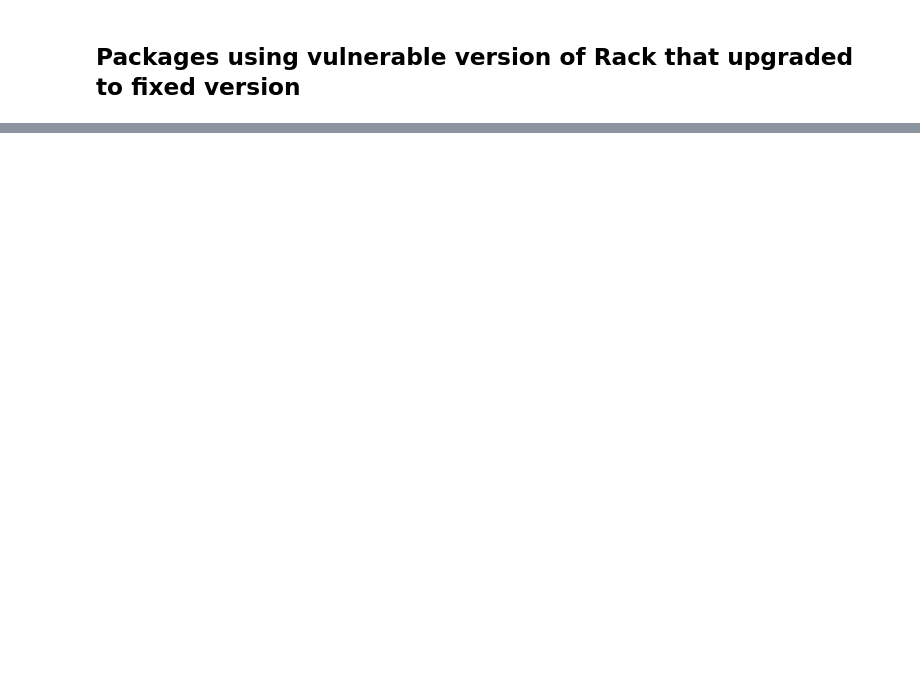
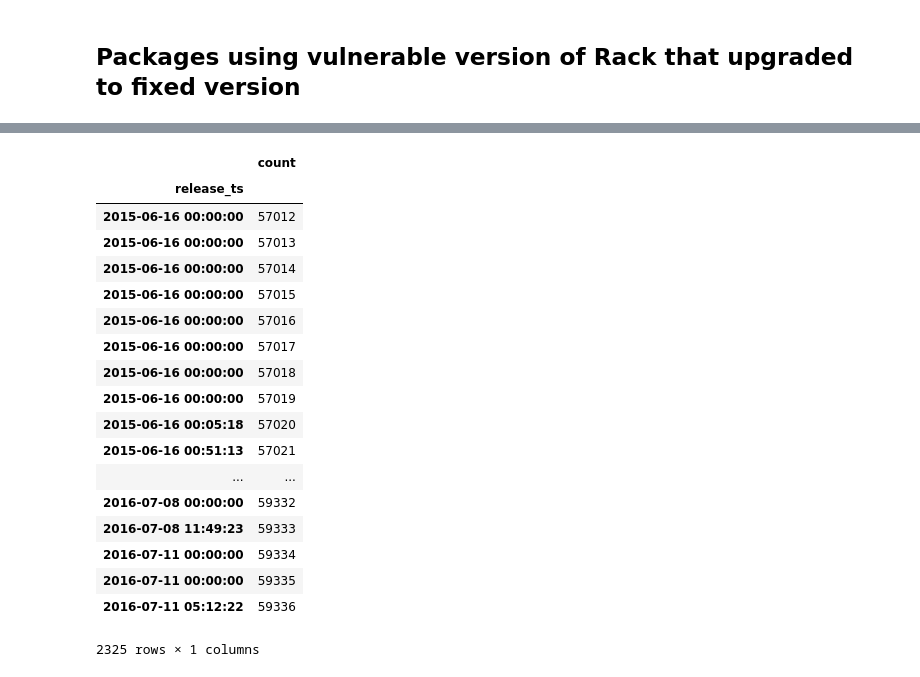
Before and after one commit to riivo/package-dependency-networks, a Jupyter notebook: scripts/rack_vuln.ipynb, the cells around one changed output, grey strips where cells are left out. Cells and saved outputs as stored; diff of their text form; code cells hidden in the pictures; blank space fills up the shorter version.

```diff
--- a/scripts/rack_vuln.ipynb
+++ b/scripts/rack_vuln.ipynb
@@ -134,0 +154,22 @@ packages_using[~pd.isnull(packages_using[1]) & (~pd.isnull(packages_using[0])) ]
+# %%
+b[b.index >= pd.to_datetime("2015-06-16")]
+# %% [output]
+|  | count |
+| release_ts |  |
+| 2015-06-16 00:00:00 | 57012 |
+| 2015-06-16 00:00:00 | 57013 |
+| 2015-06-16 00:00:00 | 57014 |
+| 2015-06-16 00:00:00 | 57015 |
+| 2015-06-16 00:00:00 | 57016 |
+| 2015-06-16 00:00:00 | 57017 |
+| 2015-06-16 00:00:00 | 57018 |
+| 2015-06-16 00:00:00 | 57019 |
+| 2015-06-16 00:05:18 | 57020 |
+| 2015-06-16 00:51:13 | 57021 |
+| ... | ... |
+| 2016-07-08 00:00:00 | 59332 |
+| 2016-07-08 11:49:23 | 59333 |
+| 2016-07-11 00:00:00 | 59334 |
+| 2016-07-11 00:00:00 | 59335 |
+| 2016-07-11 05:12:22 | 59336 |
+2325 rows × 1 columns
```
Also changed, not shown: parts of 7 cells of this notebook.
